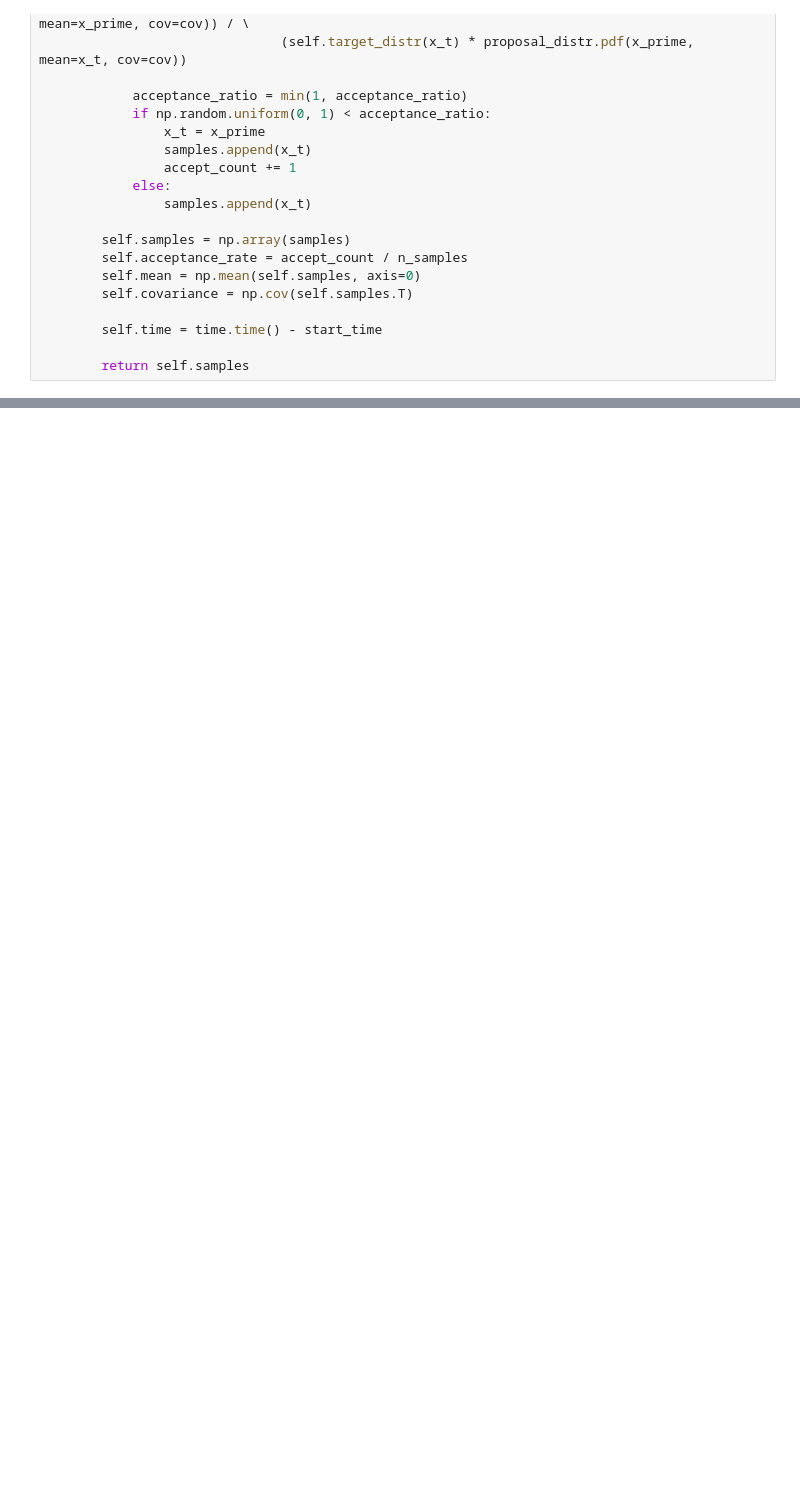
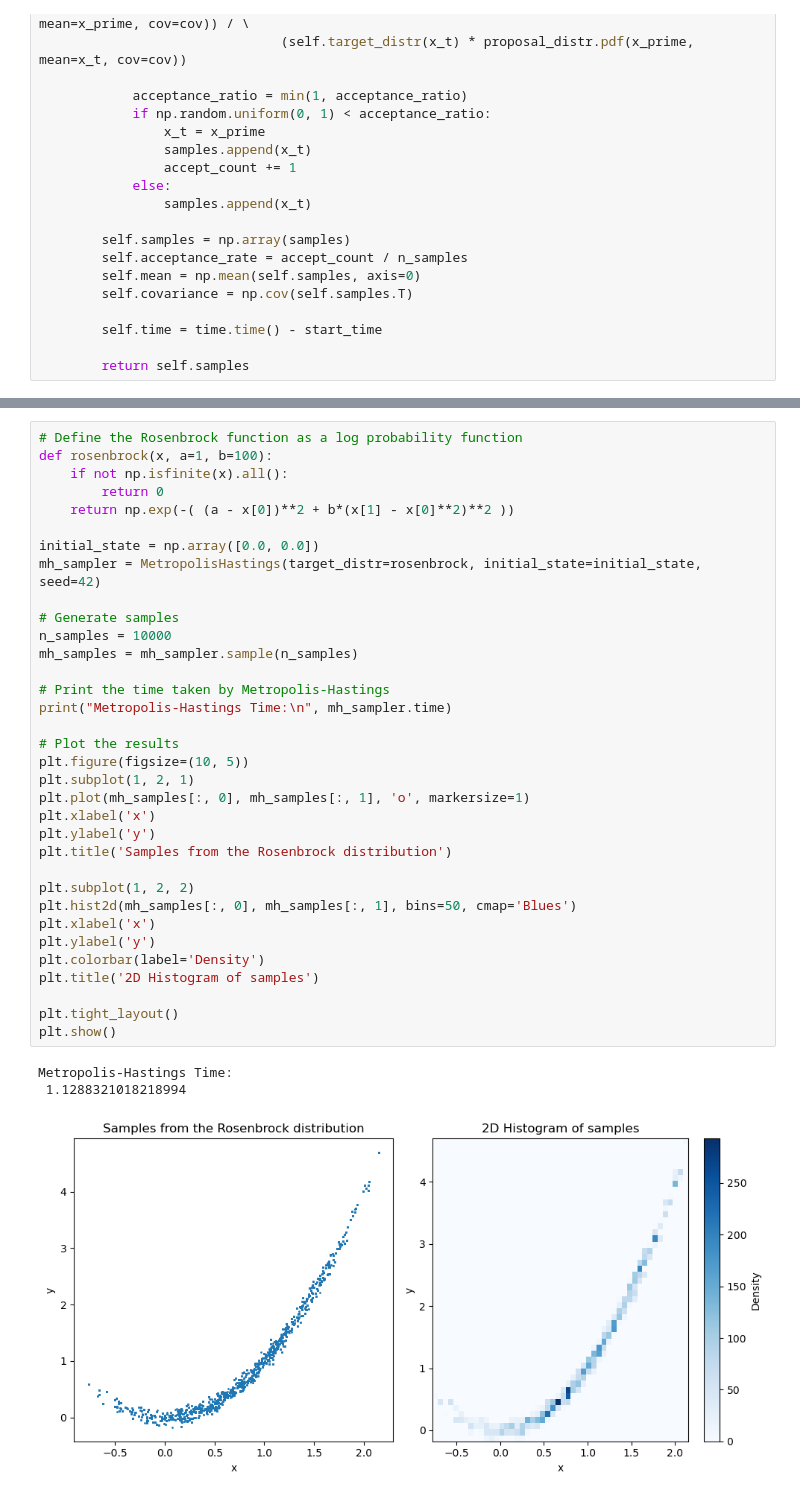
Before and after one commit to WengerMichael/HamiltonianMC, a Jupyter notebook: MH_test.ipynb, the cells around one changed output, grey strips where cells are left out. Saved outputs shown, nothing was run; the diff lists cells and outputs as text; blank space fills up the shorter version.

```diff
--- a/MH_test.ipynb
+++ b/MH_test.ipynb
@@ -208,0 +246,38 @@ mh_sampler.time
+# %%
+# Define the Rosenbrock function as a log probability function
+def rosenbrock(x, a=1, b=100):
+    if not np.isfinite(x).all():
+        return 0
+    return np.exp(-( (a - x[0])**2 + b*(x[1] - x[0]**2)**2 ))
+
+initial_state = np.array([0.0, 0.0])
+mh_sampler = MetropolisHastings(target_distr=rosenbrock, initial_state=initial_state, seed=42)
+
+# Generate samples
+n_samples = 10000
+mh_samples = mh_sampler.sample(n_samples)
+
+# Print the time taken by Metropolis-Hastings
+print("Metropolis-Hastings Time:\n", mh_sampler.time)
+
+# Plot the results
+plt.figure(figsize=(10, 5))
+plt.subplot(1, 2, 1)
+plt.plot(mh_samples[:, 0], mh_samples[:, 1], 'o', markersize=1)
+plt.xlabel('x')
+plt.ylabel('y')
+plt.title('Samples from the Rosenbrock distribution')
+
+plt.subplot(1, 2, 2)
+plt.hist2d(mh_samples[:, 0], mh_samples[:, 1], bins=50, cmap='Blues')
+plt.xlabel('x')
+plt.ylabel('y')
+plt.colorbar(label='Density')
+plt.title('2D Histogram of samples')
+
+plt.tight_layout()
+plt.show()
+# %% [output]
+Metropolis-Hastings Time:
+ 1.1288321018218994
+[figure, added]
```
Also changed, not shown: parts of 5 cells of this notebook.
